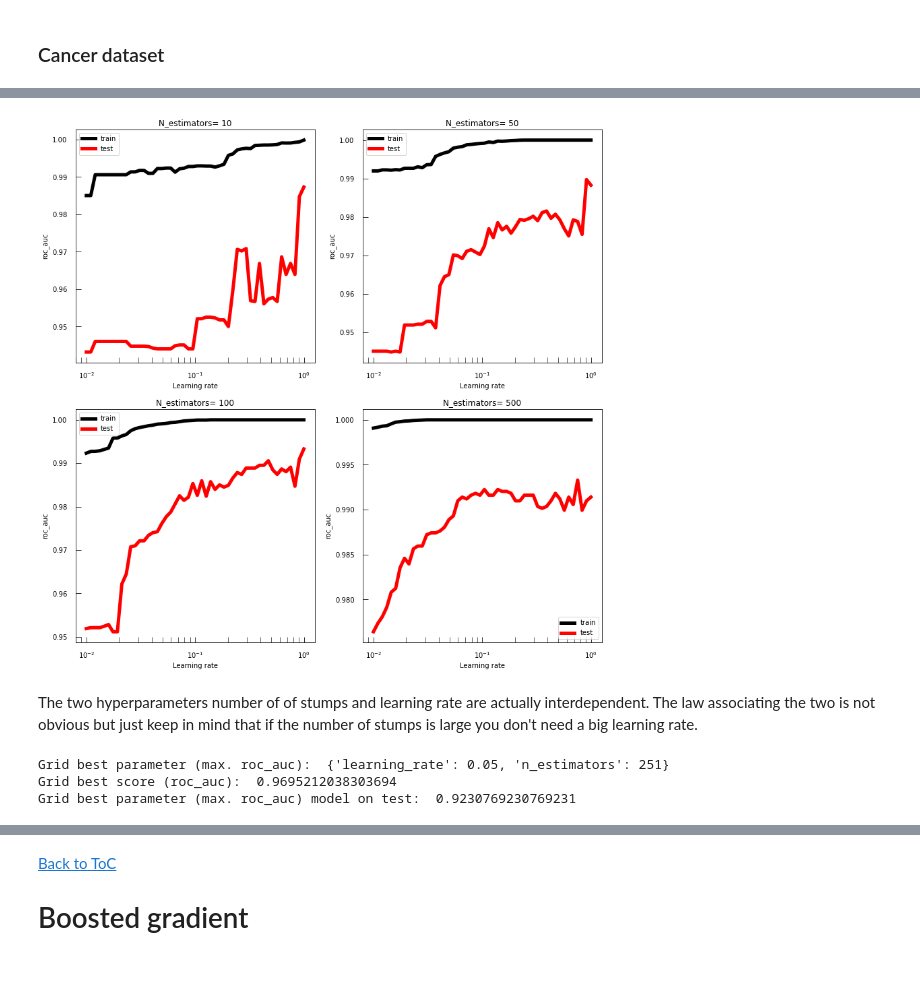
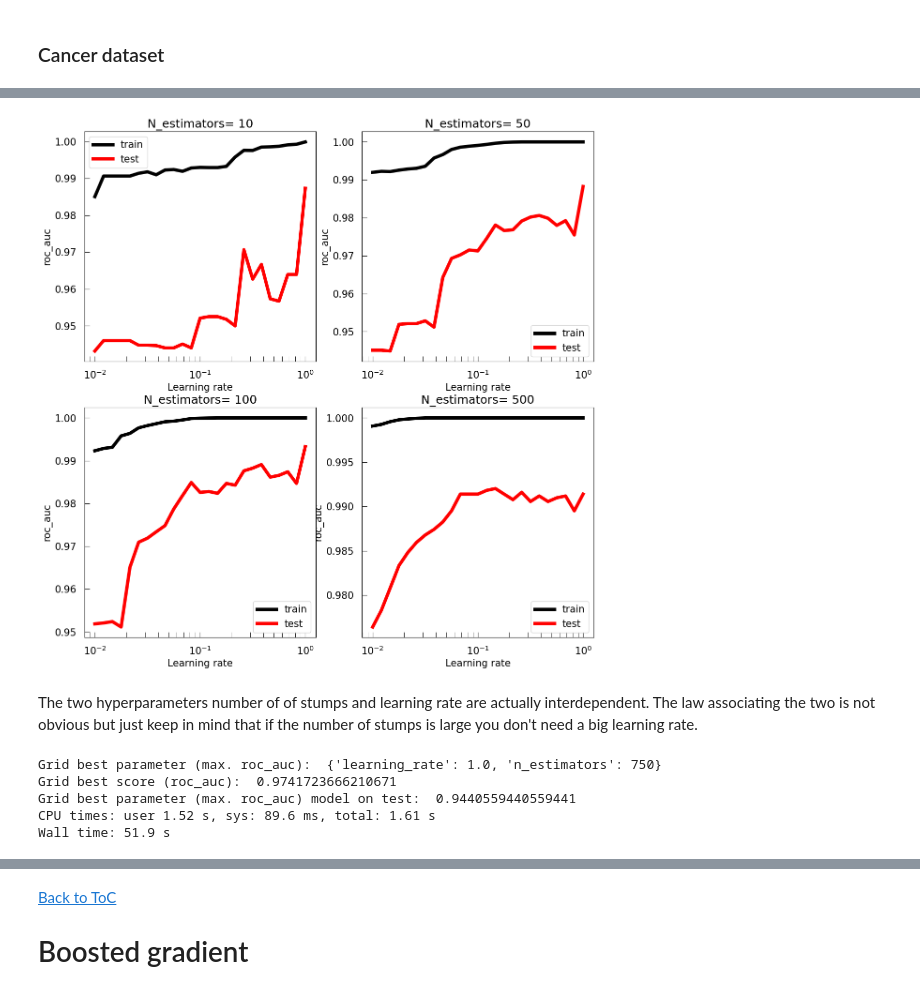
Before and after one commit to sib-swiss/intro-machine-learning-training, a Jupyter notebook: python_notebooks/Chapter_4_Machine_Learning_based_on_decision_trees_for_classification.ipynb, the cells around one changed output, grey strips where cells are left out. Drawn from its saved outputs; the diff is of its cells as text; code cells hidden in the pictures.

Commit message:
ch4: trees. example code <1min per cell

```diff
--- a/python_notebooks/Chapter_4_Machine_Learning_based_on_decision_trees_for_classification.ipynb
+++ b/python_notebooks/Chapter_4_Machine_Learning_based_on_decision_trees_for_classification.ipynb
@@ -493,13 +489,7 @@ Indeed the direct outcome of GridSearchCV doesn't allow the usage of feature_imp
 # %%
 
-# tree = DecisionTreeClassifier(criterion=grid_tree_roc_auc.best_params_['criterion'],
-#                        max_depth=grid_tree_roc_auc.best_params_['max_depth'],
-#                        min_samples_leaf=grid_tree_roc_auc.best_params_['min_samples_leaf'],
-#                        min_samples_split=grid_tree_roc_auc.best_params_['min_samples_split'],
-#                        class_weight='balanced')
 tree = grid_tree_roc_auc.best_estimator_
 
-tree.fit(X_cancer_train, y_cancer_train)
 w=tree.feature_importances_#get the weights
 
 
@@ -657,28 +603,3 @@ contour_RF(X_3, y_3,
 [BAck to the ToC](#toc)
 
 ## Random forest on the Penguin data set <a id="RFpenguin"></a>
-# %%
-# testing a variety of number of trees
-n_est=np.arange(1,100,2)
-scores_test = []
-scores_train = []
-
-for k in n_est:
-    tree = RandomForestClassifier(n_estimators = int(k),class_weight='balanced',n_jobs=-1)
-    tree.fit(X_penguin_train,y_penguin_train)
-    y_train_prob = tree.predict_proba(X_penguin_train)
-    y_test_prob = tree.predict_proba(X_penguin_test)
-
-    train_roc_auc_score=roc_auc_score(y_penguin_train,y_train_prob,multi_class='ovr',average='weighted')
-    test_roc_auc_score=roc_auc_score(y_penguin_test,y_test_prob,multi_class='ovr',average='weighted')
-
-    scores_test.append(test_roc_auc_score)
-    scores_train.append(train_roc_auc_score)
-
-# plotting
-plt.plot(n_est, scores_train,'k-',linewidth=5,label='train')
-plt.plot(n_est, scores_test,'r-',linewidth=5,label='test')
-plt.xlabel('n estimators (number of trees)')
-plt.ylabel('roc_auc_ovr_weighted')
-plt.title('What the size of the forest does')
-plt.legend(loc='best')
@@ -833,7 +746,7 @@ contour_ADA(X_3, y_3, n_estimators = 20 , learning_rate= 1) #learning rate is 1
 ### Cancer dataset
 # %%
 %%time
-l_rate=np.logspace(-2,0,50)
+l_rate=np.logspace(-2,0,25)
 
 fig,axes = plt.subplots(2,2,figsize=(14,14))
 
@@ -867,10 +780,10 @@ Wall time: 1min 36s
-[figure, old version]
+[figure, new version]
 # %% [markdown]
 The two hyperparameters number of of stumps and learning rate are actually interdependent. The law associating the two is not obvious but just keep in mind that if the number of stumps is large you don't need a big learning rate.
 # %%
-
-grid_values = {'n_estimators':np.arange(1,1000,50),
-               'learning_rate':np.arange(0.01,0.1,0.01)
+%%time
+grid_values = {'n_estimators':np.arange(500,1500,250),
+               'learning_rate':np.logspace(-1,1,5)
                }
 
 grid_ADA_roc_auc = GridSearchCV(AdaBoostClassifier(),
@@ -886,9 +799,11 @@ print('Grid best parameter (max. roc_auc): ', grid_ADA_roc_auc.best_params_)
 print('Grid best score (roc_auc): ', grid_ADA_roc_auc.best_score_)
 print('Grid best parameter (max. roc_auc) model on test: ', y_decision_fn_scores_roc_auc)
 # %% [output]
-Grid best parameter (max. roc_auc):  {'learning_rate': 0.05, 'n_estimators': 251}
-Grid best score (roc_auc):  0.9695212038303694
-Grid best parameter (max. roc_auc) model on test:  0.9230769230769231
+Grid best parameter (max. roc_auc):  {'learning_rate': 1.0, 'n_estimators': 750}
+Grid best score (roc_auc):  0.9741723666210671
+Grid best parameter (max. roc_auc) model on test:  0.9440559440559441
+CPU times: user 1.52 s, sys: 89.6 ms, total: 1.61 s
+Wall time: 51.9 s
 # %%
 from sklearn.metrics import accuracy_score, confusion_matrix
 import seaborn as sns
```
Also changed, not shown: parts of 38 cells of this notebook, 1 other file.
